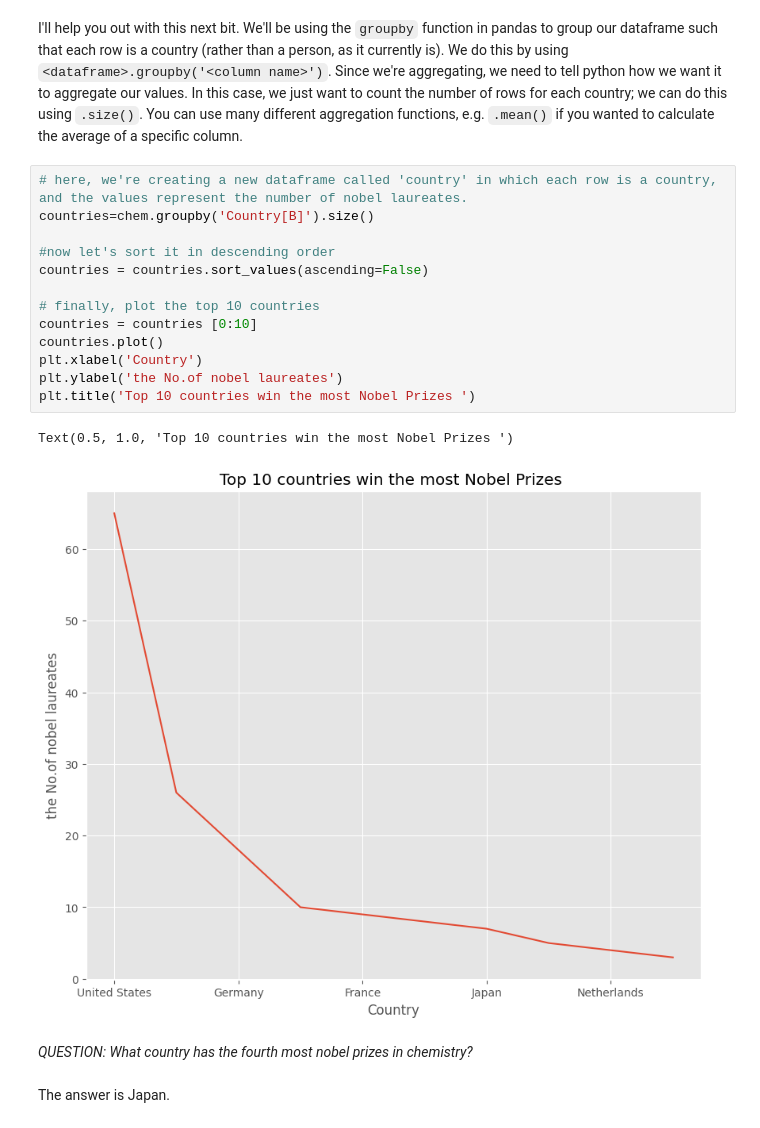
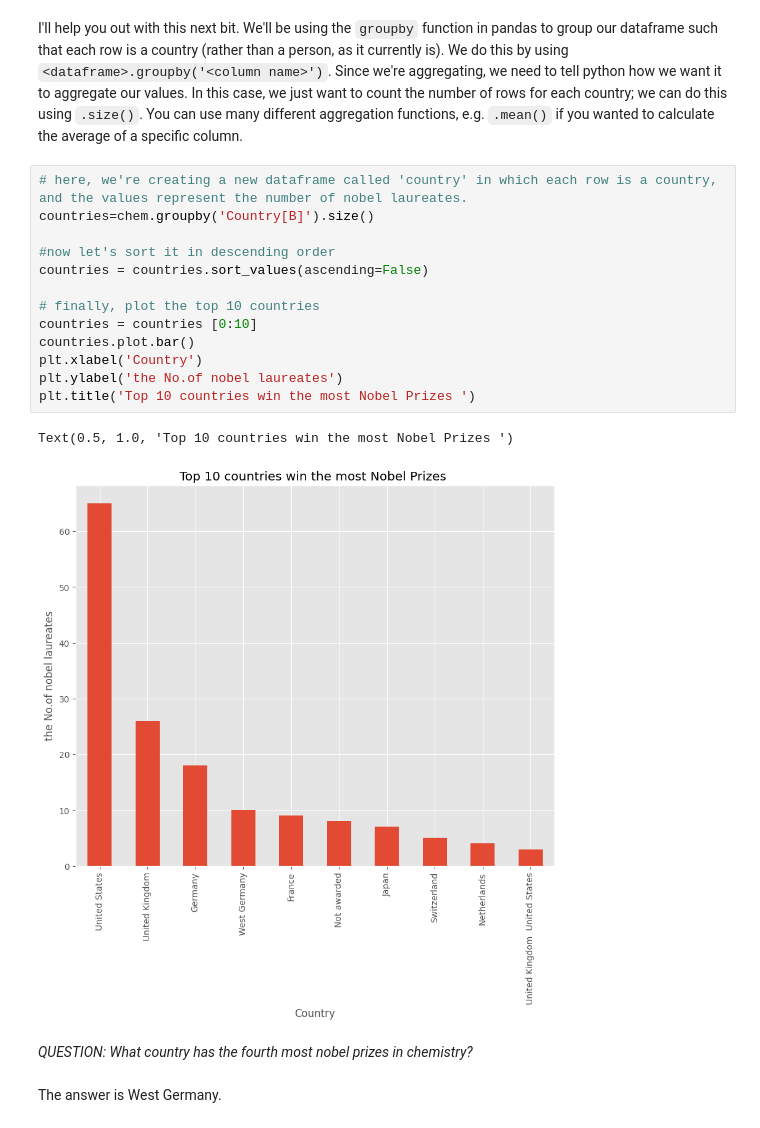
Before and after one commit to boboguan/QM2, a Jupyter notebook: notebooks/W02. Pandas.ipynb, the cells around one changed output. Drawn from its saved outputs; the diff is of its cells as text.

```diff
--- a/notebooks/W02. Pandas.ipynb
+++ b/notebooks/W02. Pandas.ipynb
@@ -509,20 +509,20 @@ I'll help you out with this next bit. We'll be using the `groupby` function in p
 # %%
 # here, we're creating a new dataframe called 'country' in which each row is a country, and the values represent the number of nobel laureates.
 countries=chem.groupby('Country[B]').size()
 
 #now let's sort it in descending order
 countries = countries.sort_values(ascending=False)
 
 # finally, plot the top 10 countries
 countries = countries [0:10]
-countries.plot()
+countries.plot.bar()
 plt.xlabel('Country')
 plt.ylabel('the No.of nobel laureates')
 plt.title('Top 10 countries win the most Nobel Prizes ')
 # %% [output]
 Text(0.5, 1.0, 'Top 10 countries win the most Nobel Prizes ')
-[figure, old version]
+[figure, new version]
 # %% [markdown]
 *QUESTION: What country has the fourth most nobel prizes in chemistry?*
 # %% [markdown]
-The answer is Japan.
+The answer is West Germany.
```
Also changed, not shown: parts of 4 cells of this notebook.
